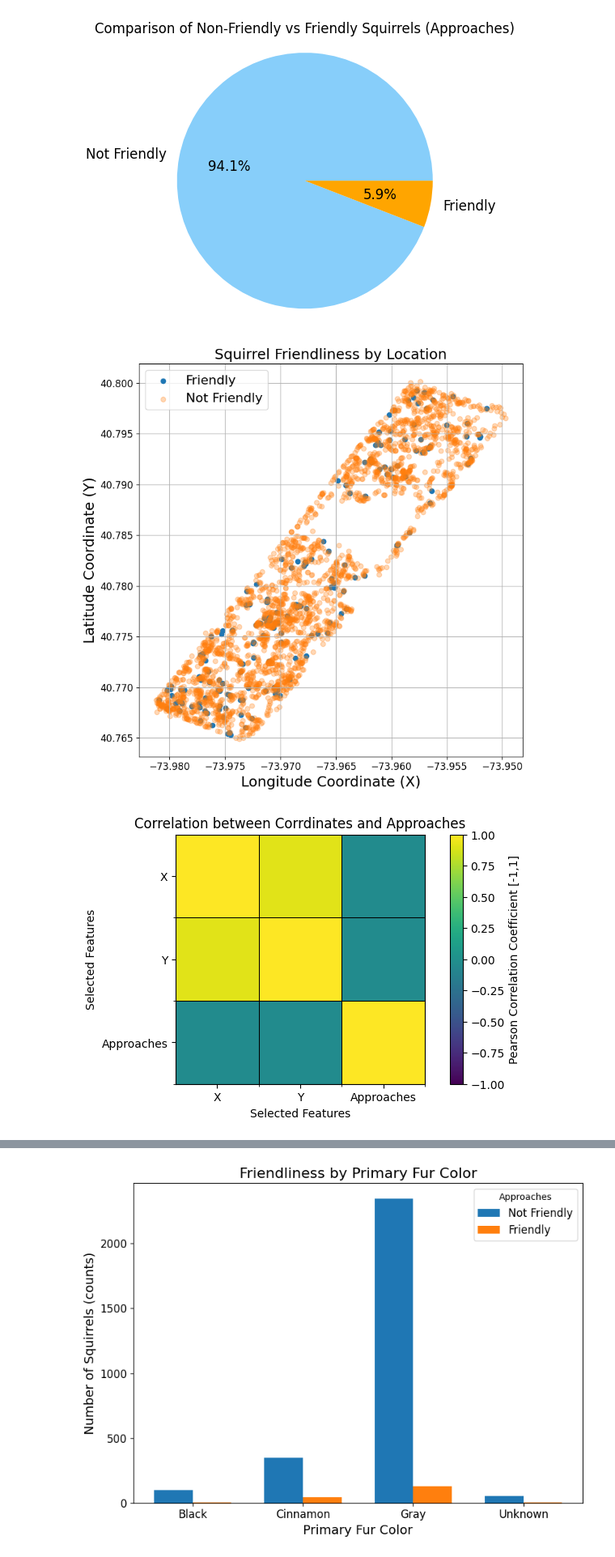
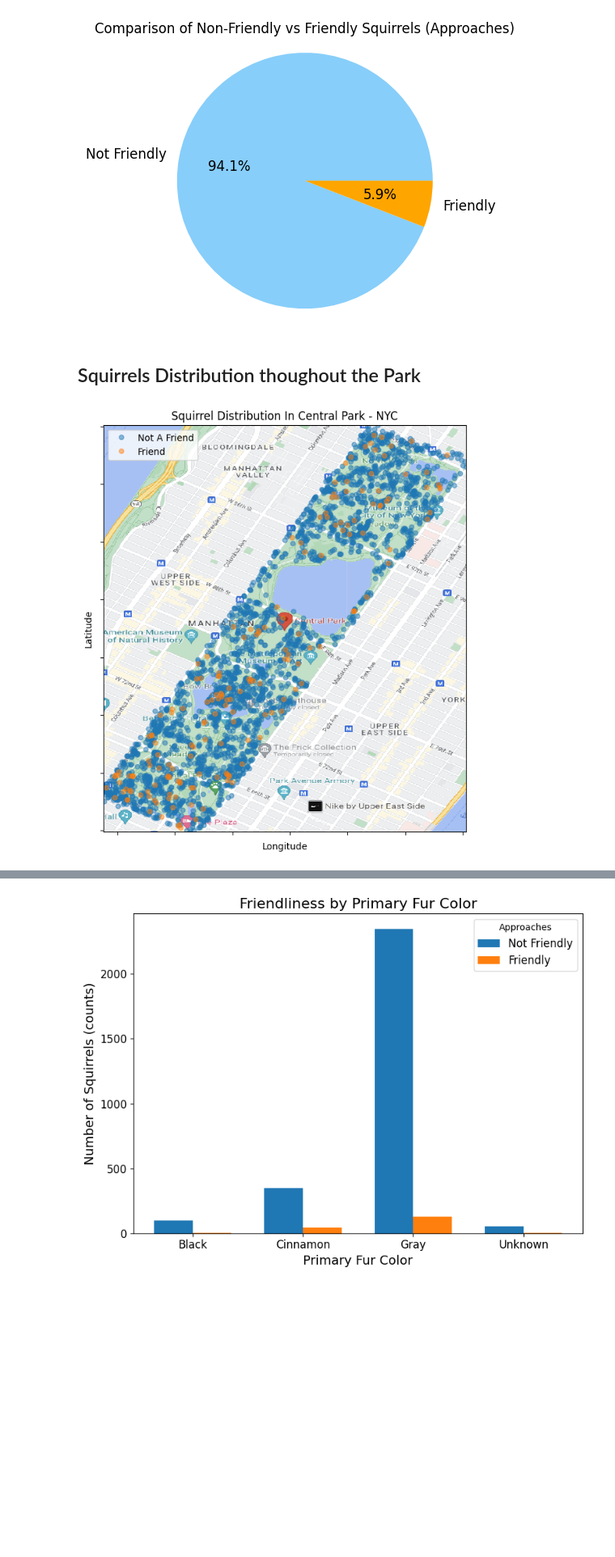
Before and after one commit to xiaoke-song/1030project_squirrels, a Jupyter notebook: src/friendly_squirrel.ipynb, the cells around one changed output, grey strips where cells are left out. Shown at 81% size. Cells and saved outputs as stored; diff of their text form; code cells hidden in the pictures; blank space fills up the shorter version.

```diff
--- a/src/friendly_squirrel.ipynb
+++ b/src/friendly_squirrel.ipynb
@@ -212,52 +309,33 @@ plt.tight_layout()
 plt.show()
 # %% [output]
 [figure]
-# %%
-# Scatter plot to visualize if squirrel friendliness based on coordinates
-plt.figure(figsize=(8, 8))
-
-# Plot friendly squirrels (Approaches = True)
-plt.scatter(df_original[df_original['Approaches'] == True]['X'],
-            df_original[df_original['Approaches'] == True]['Y'],
-            label='Friendly', alpha=1)
-
-# Plot non-friendly squirrels (Approaches = False)
-plt.scatter(df_original[df_original['Approaches'] == False]['X'],
-            df_original[df_original['Approaches'] == False]['Y'],
-            label='Not Friendly', alpha=0.3)
-
-plt.xlabel('Longitude Coordinate (X)', fontsize=18)
-plt.ylabel('Latitude Coordinate (Y)', fontsize=18)
-plt.title('Squirrel Friendliness by Location', fontsize=18)
-plt.legend(fontsize = 16)
-plt.xticks(fontsize = 12)
-plt.yticks(fontsize = 12)
-plt.grid(True)
-plt.tight_layout()
-plt.show()
-# %% [output]
-[figure, removed]
-# %%
-# Test Correlation Between Approaches and X, Y
-
-selected = ['X', 'Y', 'Approaches']
-
-corr_matrix = df_original[selected].corr()
-
-plt.figure(figsize = (8,4))
-plt.imshow(corr_matrix, vmin = -1, vmax = 1)
-plt.colorbar(label = 'Pearson Correlation Coefficient [-1,1]')
-
-ax = plt.gca()
-ax.set_xticks(np.arange(len(corr_matrix.columns)) + 0.5, minor=True)
-ax.set_yticks(np.arange(len(corr_matrix.columns)) + 0.5, minor=True)
-ax.grid(which='minor', color='black', linestyle='-', linewidth=0.75)
-
-plt.title('Correlation between Corrdinates and Approaches')
-plt.xlabel('Selected Features')
-plt.ylabel('Selected Features')
-plt.xticks(np.arange(len(corr_matrix.columns)), corr_matrix.columns)
-plt.yticks(np.arange(len(corr_matrix.columns)), corr_matrix.columns)
-plt.show()
-# %% [output]
-[figure]
+# %% [markdown]
+## Squirrels Distribution thoughout the Park ##
+# %%
+image_path = os.path.join(os.path.expanduser("~"), "Desktop", "1030project_squirrels", "figures", "central_park.png")
+
+extent = (df_original['X'].min(), df_original['X'].max(), df_original['Y'].min(), df_original['Y'].max())
+im = plt.imread(image_path)
+
+plt.figure(figsize=(10, 8))
+plt.imshow(im, interpolation='nearest', extent=extent)
+
+sq_groups = df_original.groupby('Approaches')
+
+for name, group in sq_groups:
+    label = 'Friend' if name else 'Not A Friend'
+    plt.plot(group['X'], group['Y'], marker='o', linestyle='', markersize=5, label=label, alpha=0.5)
+
+plt.title('Squirrel Distribution In Central Park - NYC')
+plt.xlabel('Longitude')
+plt.ylabel('Latitude')
+plt.legend(loc='upper left')
+ax = plt.gca()
+ax.axes.xaxis.set_ticklabels([])
+ax.axes.yaxis.set_ticklabels([])
+
+# save_path = os.path.join(os.path.expanduser("~"), "Desktop", "squirrel_distribution_cp.png")
+# plt.savefig(save_path, format='png', dpi=300, bbox_inches='tight')
+plt.show()
+# %% [output]
+[figure, added]
```
Also changed, not shown: parts of 31 cells of this notebook, 26 other files.
